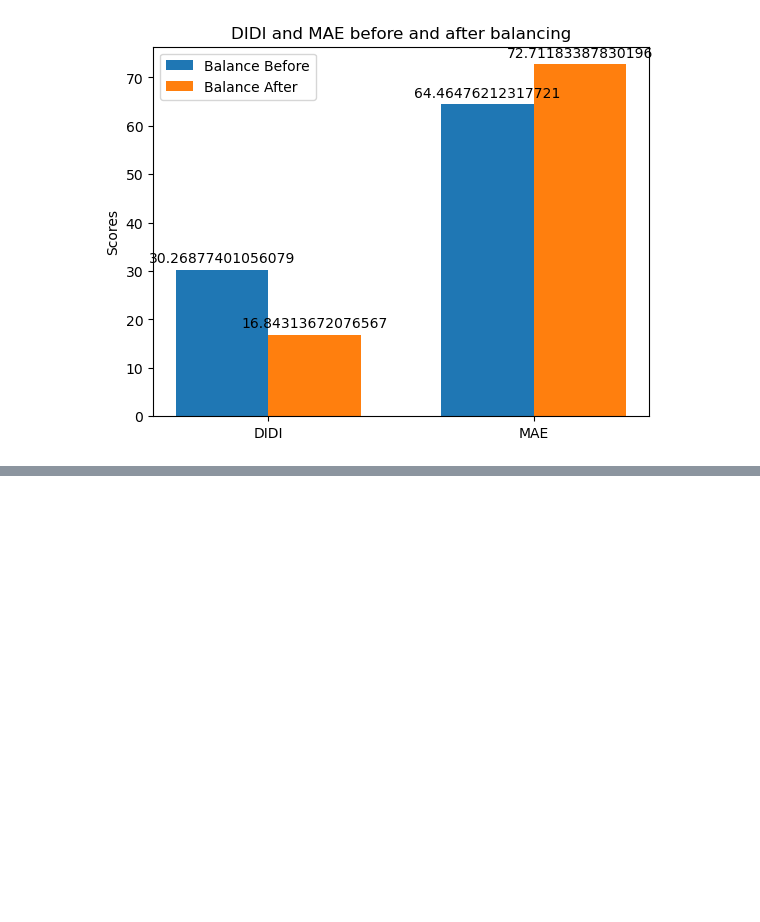
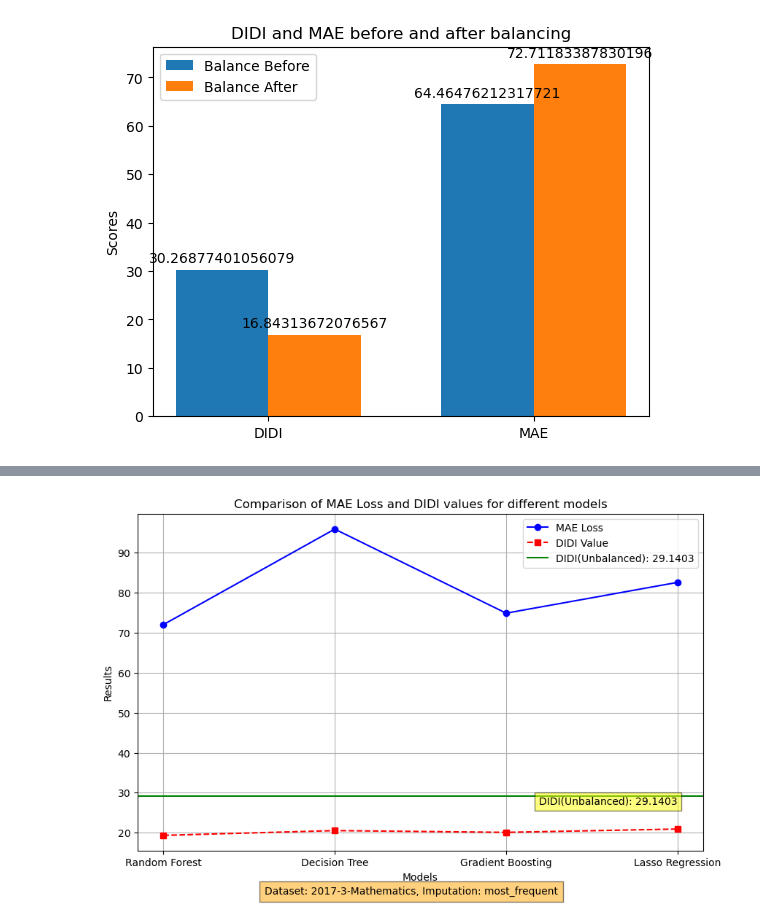
Before and after one commit to soulofshadow/zeng-AIIproject-AI_Assisted_Identification_of_Disadvantaged_Students, a Jupyter notebook: Project.ipynb, the cells around one changed output, grey strips where cells are left out. Cells and saved outputs as stored; diff of their text form; code cells hidden in the pictures; blank space fills up the shorter version.

```diff
--- a/Project.ipynb
+++ b/Project.ipynb
@@ -217,3 +240,5 @@ def lasso_regression(dataset):
     y_pred = lasso.predict(X_test)
     accuracy = mean_absolute_error(y_test, y_pred)
     print(f'Test Accuracy: {accuracy}')
+
+    return y_test, y_pred, accuracy
@@ -223,0 +245,2 @@ Test Accuracy: 69.53445079269788
+# %%
+y, p, loss = lasso_regression(dataset)
@@ -261,0 +343,40 @@ plt.show()
+# %%
+didis = []
+maes = []
+didi_unbalanced = None
+
+methods = [random_forest, decision_tree, gradient_boosting, lasso_regression]
+
+for method in methods:
+    y, p, loss, test_dataset = method(dataset)
+    maes.append(loss)
+
+    test_dataset['target'] = p
+    idi_result = didi(test_dataset, test_dataset['target'])
+    didis.append(didi(dataset, p))
+# %%
+#draw
+plt.figure(figsize=(10, 6))
+
+plt.plot(methods, maes, marker='o', linestyle='-', color='blue', label='MAE Loss')
+plt.plot(methods, didis, marker='s', linestyle='--', color='red', label='DIDI Value')
+
+
+plt.title('Comparison of MAE Loss and DIDI values for different models')
+plt.xlabel('Models')
+plt.ylabel('Results')
+
+plt.axhline(y=didi_unbalanced, color='green', linestyle='-', label=f'DIDI(Unbalanced): {didi_unbalanced}')
+
+plt.legend()
+
+plt.grid(True)
+plt.text(len(methods)-1, didi_unbalanced, f'DIDI(Unbalanced): {didi_unbalanced}', horizontalalignment='right', verticalalignment='top', fontsize=10, bbox=dict(facecolor='yellow', alpha=0.5))
+
+
+dataset = "2017-3-Mathematics"
+plt.figtext(0.5, 0.01, f"Dataset: {dataset}, Imputation: most_frequent", ha="center", fontsize=10, bbox={"facecolor":"orange", "alpha":0.5, "pad":5})
+
+plt.show()
+# %% [output]
+[figure, added]
```
Also changed, not shown: parts of 19 cells of this notebook.
